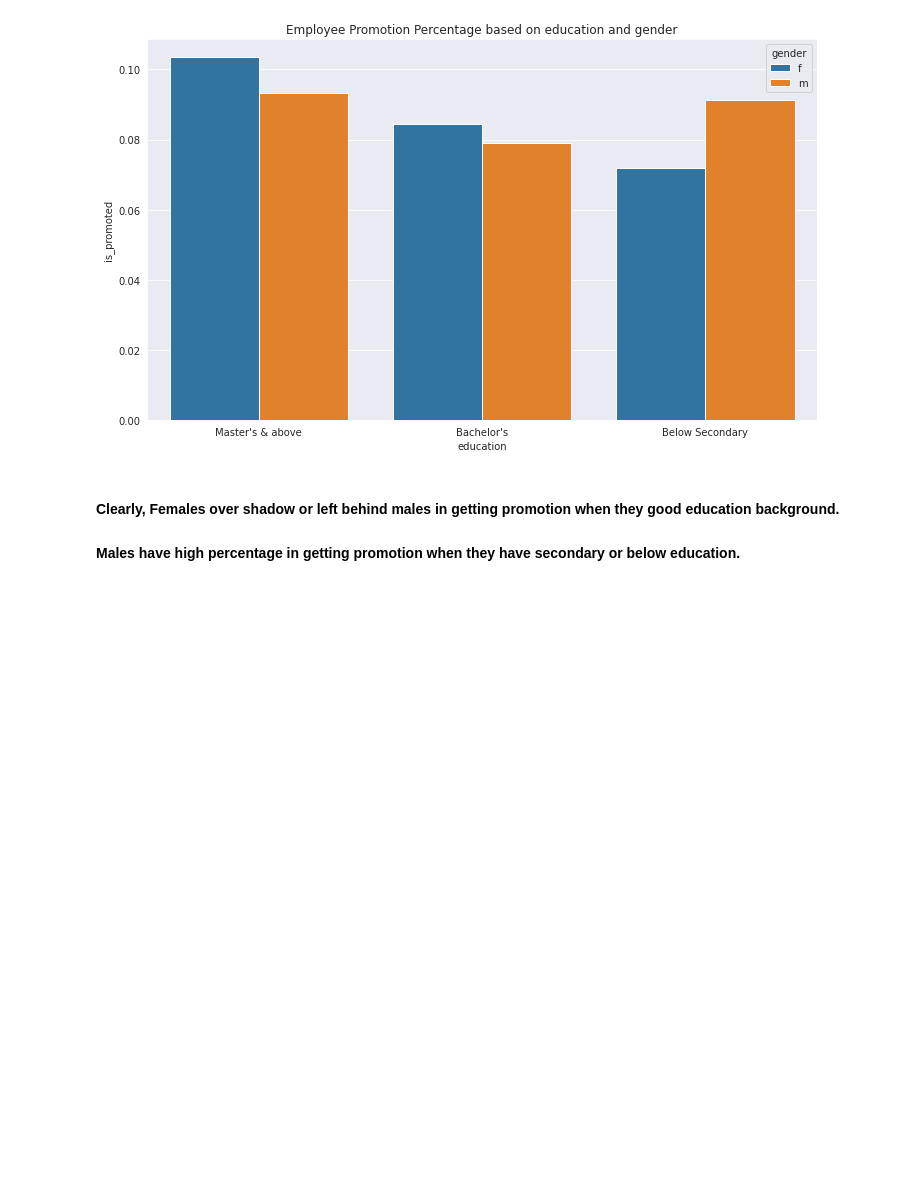
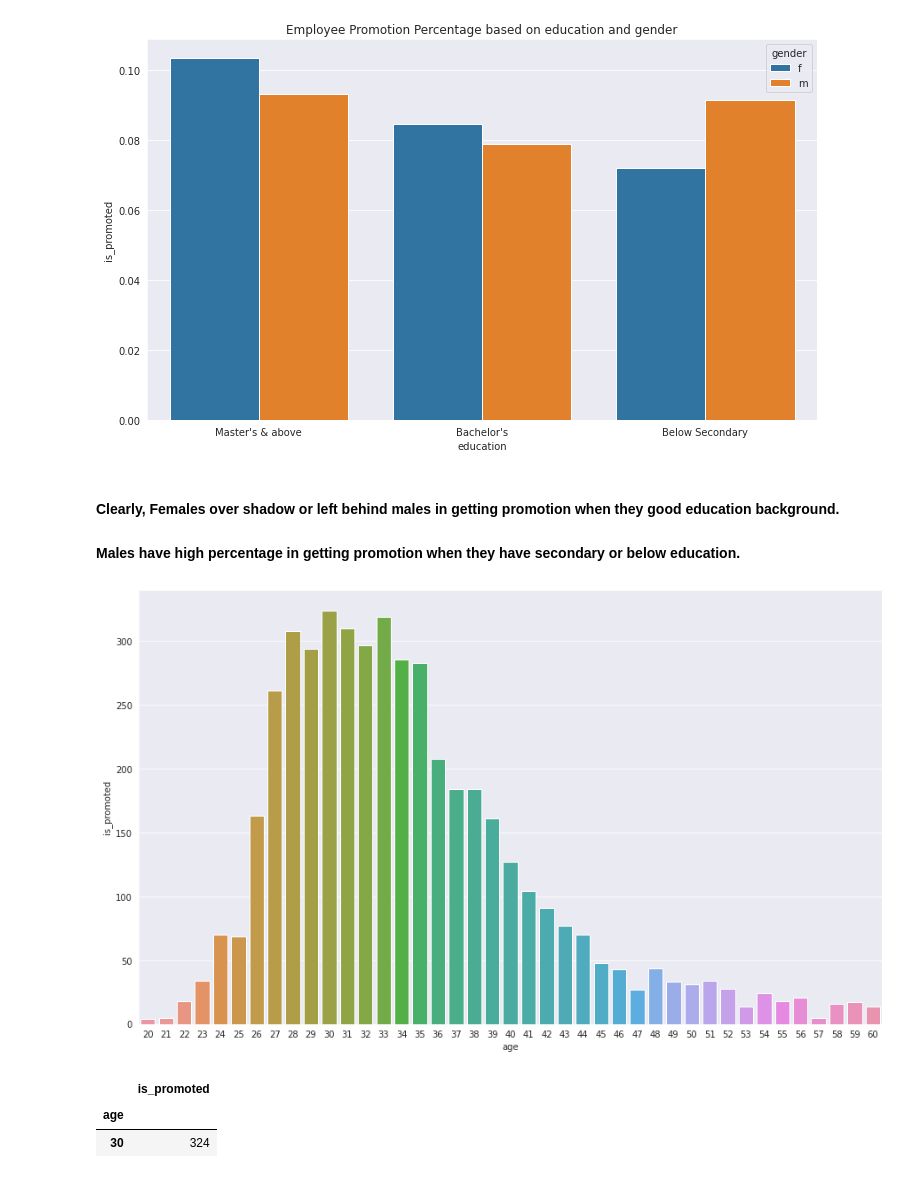
Before and after one commit to Abhishek768/HR-Analytics-Model, a Jupyter notebook: project.ipynb, the cells around one changed output. Saved outputs shown, nothing was run; the diff lists cells and outputs as text; code cells hidden in the pictures; blank space fills up the shorter version.

```diff
--- a/project.ipynb
+++ b/project.ipynb
@@ -263,3 +261,14 @@ plt.title('Employee Promotion Percentage based on education and gender');
 # %% [markdown]
 #### Clearly, Females over shadow or left behind males in getting promotion when they good education background.
 #### Males have high percentage in getting promotion when they have secondary or below education.
+# %%
+plt.figure(figsize=(15,9));
+sns.barplot(df['age'], df['is_promoted'], orient='v', ci=None, estimator=np.sum);
+# %% [output]
+[figure, added]
+# %%
+df[['is_promoted', 'age']].groupby('age').sum().sort_values('is_promoted', ascending=False).head(1)
+# %% [output]
+|  | is_promoted |
+| age |  |
+| 30 | 324 |
```
Also changed, not shown: parts of 6 cells of this notebook.
